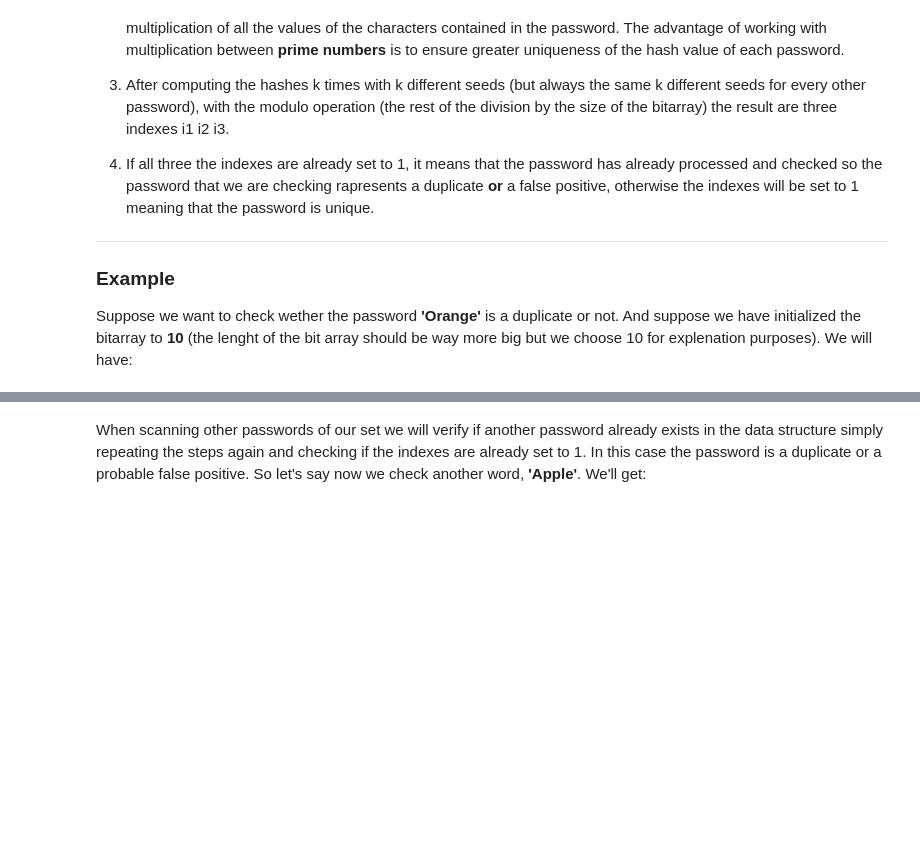
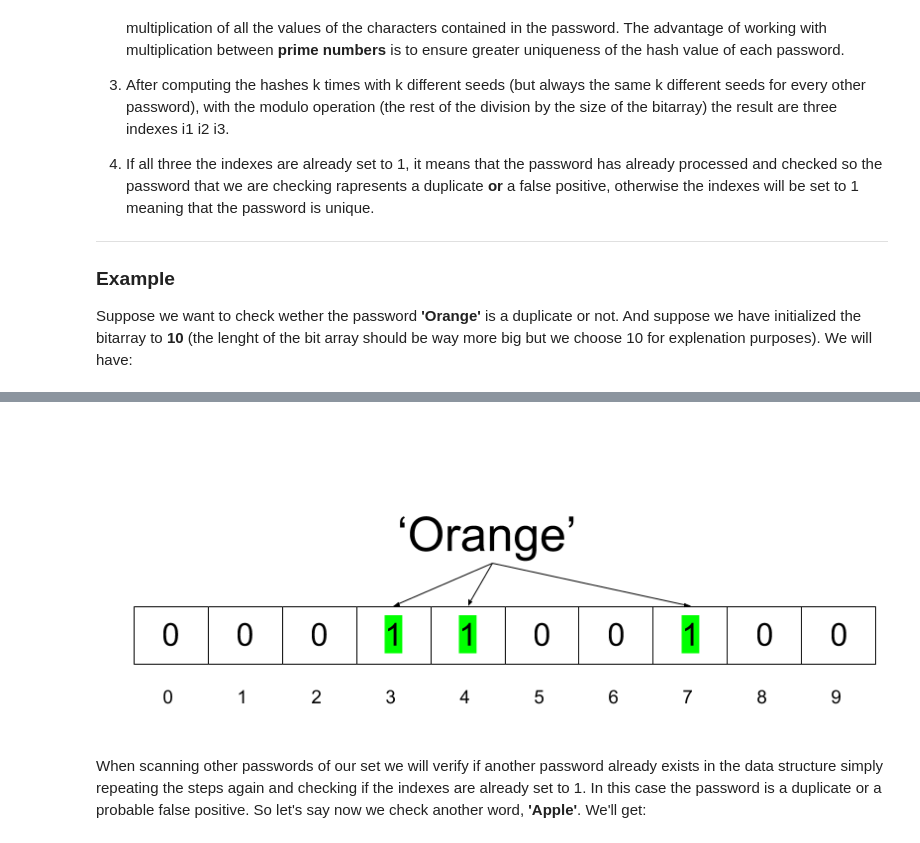
Before and after one commit to cerniello/Web-Scraping-Clustering-Real-Estate-Data, a Jupyter notebook: FindTheDuplicates.ipynb, the cells around one changed output, grey strips where cells are left out. Saved outputs shown, nothing was run; the diff lists cells and outputs as text; code cells hidden in the pictures; blank space fills up the shorter version.

```diff
--- a/FindTheDuplicates.ipynb
+++ b/FindTheDuplicates.ipynb
@@ -41,3 +39,8 @@ hash_it(pw1, 2) % size_bit_array = 4
+# %%
+from IPython.display import Image
+Image(filename='Orange.png')
+# %% [output]
+[figure, added]
 # %% [markdown]
 When scanning other passwords of our set we will verify if another password already exists in the data structure simply repeating the steps again and checking if the indexes are already set to 1. In this case the password is a duplicate or a probable false positive.
 So let's say now we check another word, **'Apple'**. We'll get:
```
Also changed, not shown: parts of 5 cells of this notebook.
